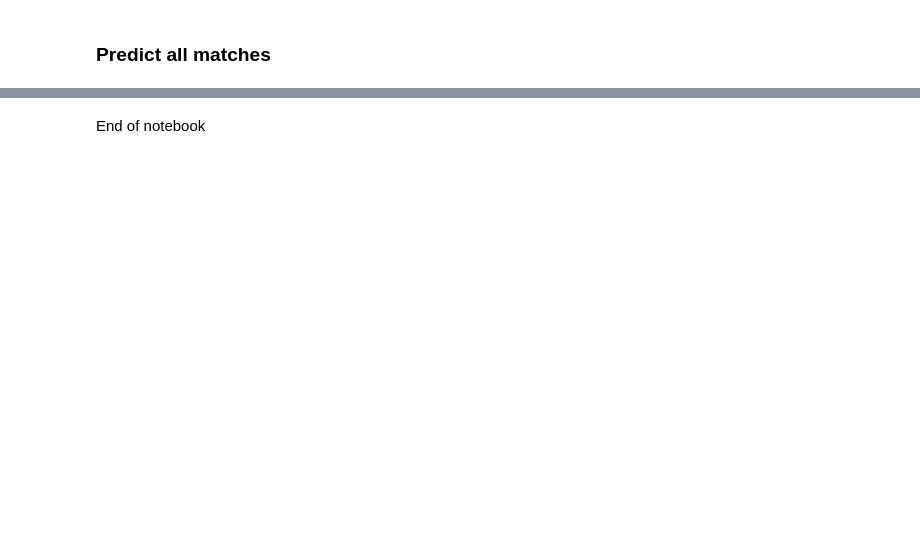
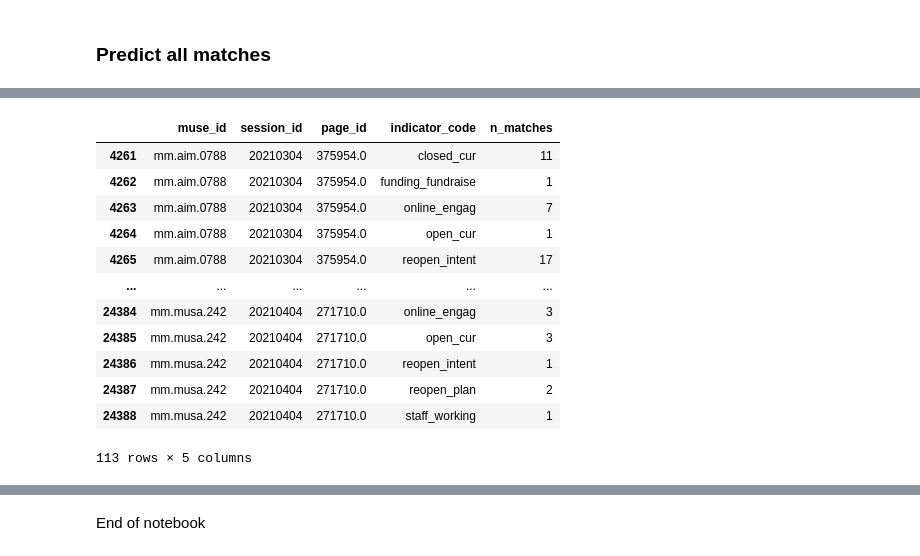
Before and after one commit to Birkbeck/museums-in-the-pandemic, a Jupyter notebook: mip/notebooks/02_extract_indicators.ipynb, the cells around one changed output, grey strips where cells are left out. Cells and saved outputs as stored; diff of their text form; code cells hidden in the pictures; blank space fills up the shorter version.

```diff
--- a/mip/notebooks/02_extract_indicators.ipynb
+++ b/mip/notebooks/02_extract_indicators.ipynb
@@ -198,0 +300,21 @@ Name: valid_match, dtype: int64
+# %%
+musem_sample_ids = muse_indic_df.muse_id.sample(10,random_state=10)
+muse_sample_df = muse_indic_df[muse_indic_df.muse_id.isin(musem_sample_ids)]
+muse_sample_df.to_excel(out_folder+'tmp/museum_website_match_sample10_summary.xlsx',index=False)
+allsess_match_valid_df[allsess_match_valid_df.muse_id.isin(musem_sample_ids)].to_excel(out_folder+'tmp/museum_website_match_sample10_matches.xlsx',index=False)
+
+muse_sample_df
+# %% [output]
+|  | muse_id | session_id | page_id | indicator_code | n_matches |
+| 4261 | mm.aim.0788 | 20210304 | 375954.0 | closed_cur | 11 |
+| 4262 | mm.aim.0788 | 20210304 | 375954.0 | funding_fundraise | 1 |
+| 4263 | mm.aim.0788 | 20210304 | 375954.0 | online_engag | 7 |
+| 4264 | mm.aim.0788 | 20210304 | 375954.0 | open_cur | 1 |
+| 4265 | mm.aim.0788 | 20210304 | 375954.0 | reopen_intent | 17 |
+| ... | ... | ... | ... | ... | ... |
+| 24384 | mm.musa.242 | 20210404 | 271710.0 | online_engag | 3 |
+| 24385 | mm.musa.242 | 20210404 | 271710.0 | open_cur | 3 |
+| 24386 | mm.musa.242 | 20210404 | 271710.0 | reopen_intent | 1 |
+| 24387 | mm.musa.242 | 20210404 | 271710.0 | reopen_plan | 2 |
+| 24388 | mm.musa.242 | 20210404 | 271710.0 | staff_working | 1 |
+113 rows × 5 columns
```
Also changed, not shown: parts of 9 cells of this notebook, 3 other files.
